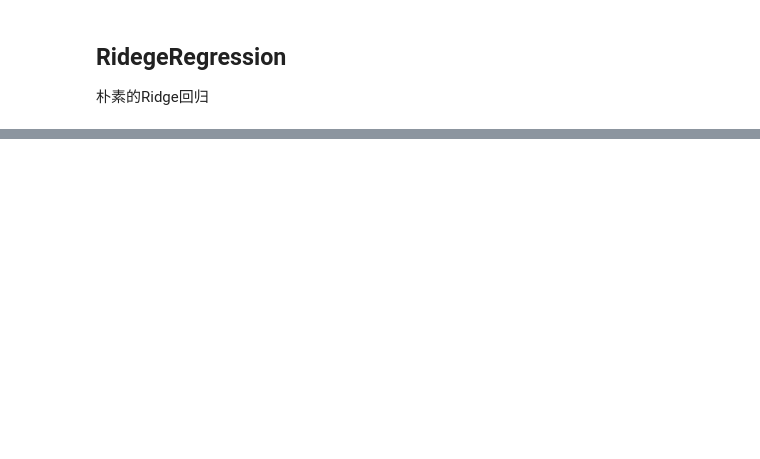
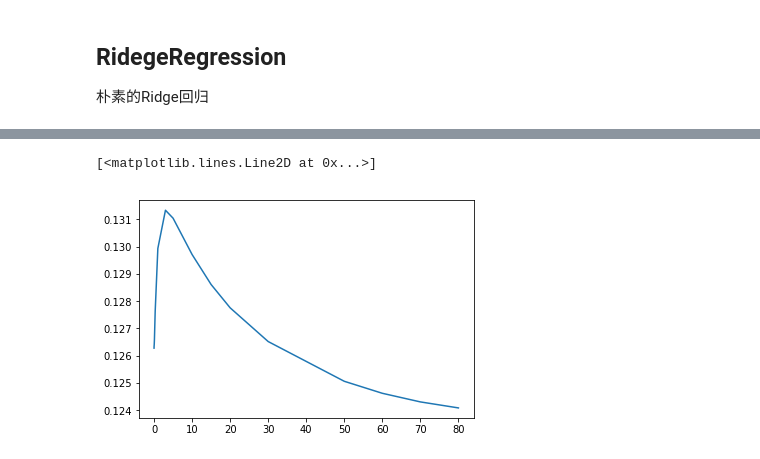
Before and after one commit to appke/Los-House-Prices, a Jupyter notebook: 08.基础线性回归.ipynb, the cells around one changed output, grey strips where cells are left out. Saved outputs shown, nothing was run; the diff lists cells and outputs as text; code cells hidden in the pictures; blank space fills up the shorter version.

```diff
--- a/08.基础线性回归.ipynb
+++ b/08.基础线性回归.ipynb
@@ -134,12 +168,12 @@ benchmark(ridge_model_cv)
 # %%
-def benchmark2(model, X_test, y_test):
-    pred=model.predict(X_test)
+def benchmark2(model, testset, label):
+    pred=model.predict(testset)
     if pred[pred<0.].shape[0]>0:
-        print('Neg Value')
-    rmse=np.sqrt(mean_squared_error(y_test, pred))
-    lrmse = np.sqrt(mean_squared_error(np.log(y_test), np.log(pred)))
-
+        print('Neg Value') #拟合过程飞掉
+    rmse=np.sqrt(mean_squared_error(label, pred))
+    lrmse = np.sqrt(mean_squared_error(np.log(label), np.log(pred)))
     print('RMSE:', rmse)
     print('LRMSE:', lrmse)
+    return lrmse
 # %%
 benchmark2(ridge_model_cv, X_test, y_test)
@@ -146,11 +184,9 @@ benchmark2(ridge_model_cv, X_test, y_test)
 # %%
-r_alphas=[.0001, .0003, .0005, .0007, .0009, .01, 0.05, 0.1, 0.3, 1, 3, 5, 10, 15, 20, 30, 50, 60, 70, 80]
+r_alphas2=[.0001, .0003, .0005, .0007, .0009, .01, 0.05, 0.1, 0.3, 1, 3, 5, 10, 15, 20, 30, 50, 60, 70, 80]
 # %%
 def ridge_train_test(alpha):
     m = make_pipeline(RobustScaler(), RidgeCV(alphas=[alpha], cv=kfolds))
     m.fit(X_train, y_train)
-    benchmark2(m, X_test, y_test)
-    lrmse=np.sqrt(mean_squared_error(np.log(y_test),np.log(pred)))
-    return lrmse
+    return benchmark2(m, X_test, y_test)
 # %%
 ridge_train_test(.0001)
@@ -157,5 +197,5 @@ ridge_train_test(.0001)
 # %%
 # 要写很多很多野代码
 scores=[]
-for k in r_alphas:
+for k in r_alphas2:
     scores.append(ridge_train_test(k))
@@ -163,0 +220,6 @@ plt.plot(r_alphas, scores)
+# %%
+# 每一个alpha 的表现情况
+plt.plot(r_alphas2, scores)
+# %% [output]
+[<matplotlib.lines.Line2D at 0x...>]
+[figure, added]
```
Also changed, not shown: parts of 23 cells of this notebook.
